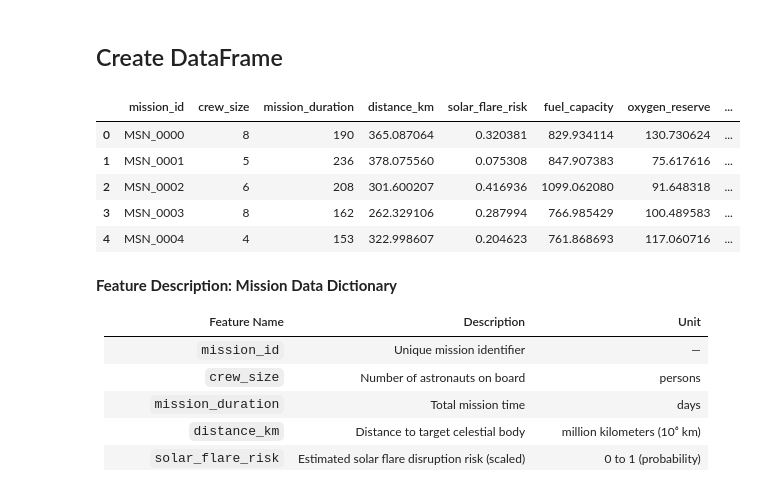
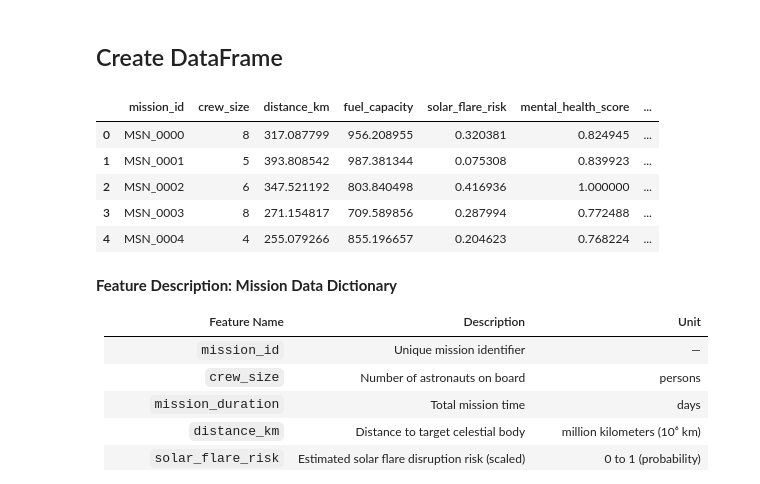
Before and after one commit to itsamrithaa/10DayDataSeries, a Jupyter notebook: notebooks/0-data-simulation.ipynb, the cells around one changed output. Saved outputs shown, nothing was run; the diff lists cells and outputs as text; code cells hidden in the pictures.

```diff
--- a/notebooks/0-data-simulation.ipynb
+++ b/notebooks/0-data-simulation.ipynb
@@ -48,31 +50,30 @@ mission_success_score = np.clip(success_score / 10, 0, 100)
 # %% [markdown]
 ## Create DataFrame
 # %%
-# Combine into DataFrame
+# Assemble DataFrame
 mission_df = pd.DataFrame({
     "mission_id": mission_id,
     "crew_size": crew_size,
+    "distance_km": distance_km,
+    "fuel_capacity": fuel_capacity,
+    "solar_flare_risk": solar_flare_risk,
+    "mental_health_score": mental_health_score,
+    "anomaly_detected": anomaly_detected,
+    "oxygen_reserve": oxygen_reserve,
     "mission_duration": mission_duration,
-    "distance_km": distance_km,
-    "solar_flare_risk": solar_flare_risk,
-    "fuel_capacity": fuel_capacity,
-    "oxygen_reserve": oxygen_reserve,
+    "comm_delay": comm_delay,
     "launch_day_temp": launch_day_temp,
-    "mental_health_score": mental_health_score,
-    "comm_delay": comm_delay,
-    "anomaly_detected": anomaly_detected,
-    "mission_type": mission_type,
     "mission_success_score": mission_success_score
 })
 
 mission_df.head()
 # %% [output]
-|  | mission_id | crew_size | mission_duration | distance_km | solar_flare_risk | fuel_capacity | oxygen_reserve | ... |
-| 0 | MSN_0000 | 8 | 190 | 365.087064 | 0.320381 | 829.934114 | 130.730624 | ... |
-| 1 | MSN_0001 | 5 | 236 | 378.075560 | 0.075308 | 847.907383 | 75.617616 | ... |
-| 2 | MSN_0002 | 6 | 208 | 301.600207 | 0.416936 | 1099.062080 | 91.648318 | ... |
-| 3 | MSN_0003 | 8 | 162 | 262.329106 | 0.287994 | 766.985429 | 100.489583 | ... |
-| 4 | MSN_0004 | 4 | 153 | 322.998607 | 0.204623 | 761.868693 | 117.060716 | ... |
+|  | mission_id | crew_size | distance_km | fuel_capacity | solar_flare_risk | mental_health_score | ... |
+| 0 | MSN_0000 | 8 | 317.087799 | 956.208955 | 0.320381 | 0.824945 | ... |
+| 1 | MSN_0001 | 5 | 393.808542 | 987.381344 | 0.075308 | 0.839923 | ... |
+| 2 | MSN_0002 | 6 | 347.521192 | 803.840498 | 0.416936 | 1.000000 | ... |
+| 3 | MSN_0003 | 8 | 271.154817 | 709.589856 | 0.287994 | 0.772488 | ... |
+| 4 | MSN_0004 | 4 | 255.079266 | 855.196657 | 0.204623 | 0.768224 | ... |
 # %% [markdown]
 **Feature Description: Mission Data Dictionary**
 
```
Also changed, not shown: parts of 3 cells of this notebook, 4 other files.
